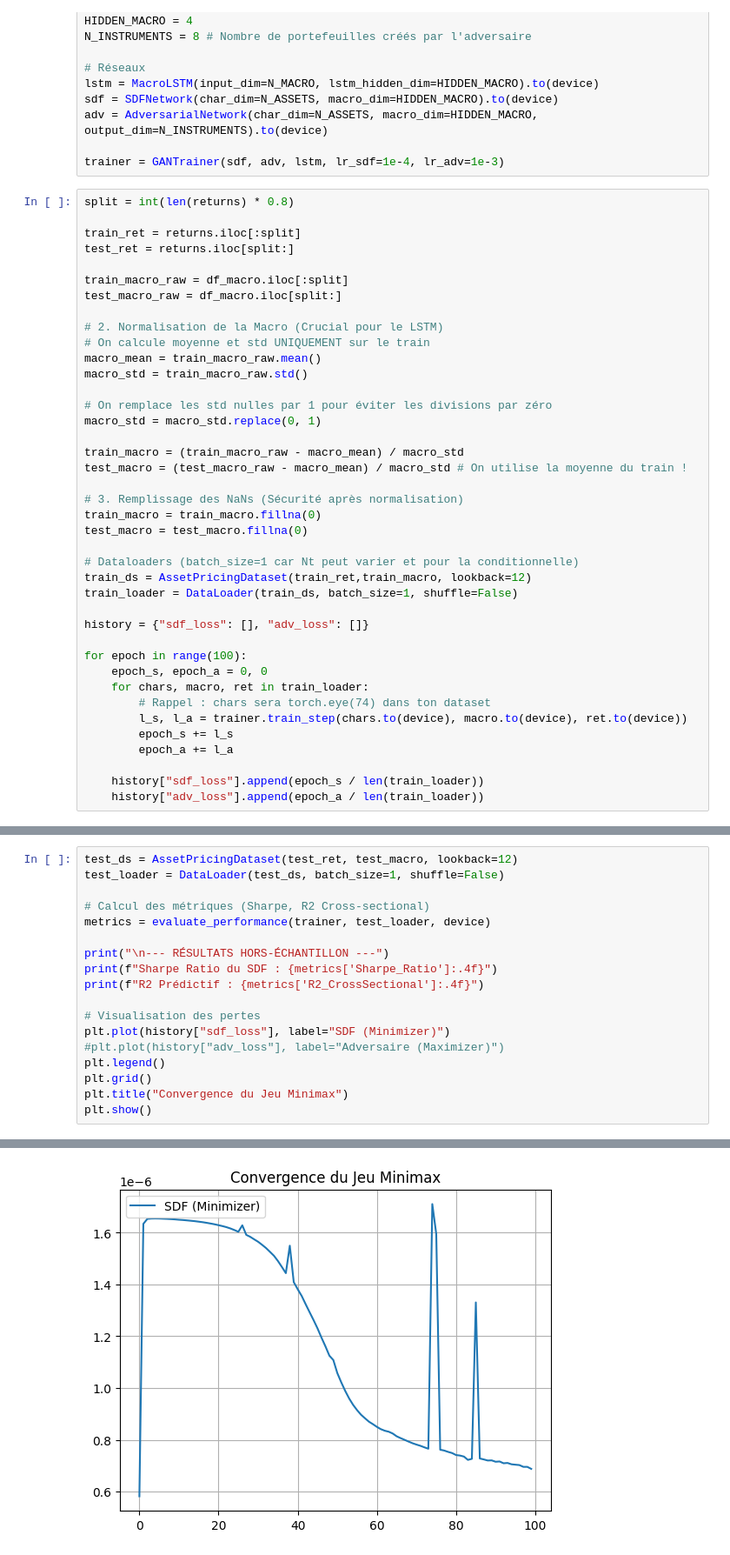
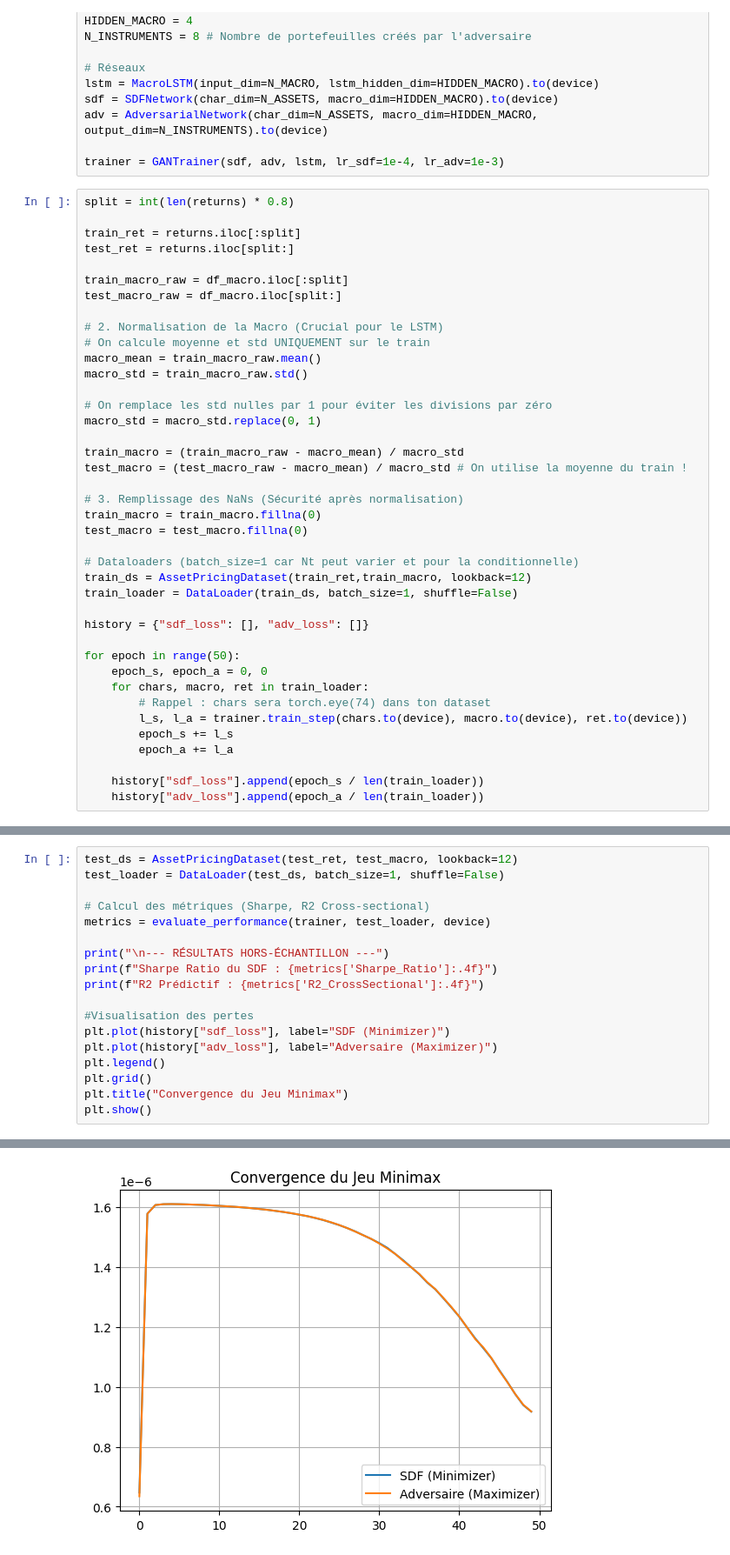
Before and after one commit to Julien-website/ML_in_Finance_ENSAE, a Jupyter notebook: neural_nets.ipynb, the cells around one changed output, grey strips where cells are left out. Shown at 87% size. Drawn from its saved outputs; the diff is of its cells as text.

```diff
--- a/neural_nets.ipynb
+++ b/neural_nets.ipynb
@@ -98,7 +104,7 @@ train_loader = DataLoader(train_ds, batch_size=1, shuffle=False)
 
 history = {"sdf_loss": [], "adv_loss": []}
 
-for epoch in range(100):
+for epoch in range(50):
     epoch_s, epoch_a = 0, 0
     for chars, macro, ret in train_loader:
         # Rappel : chars sera torch.eye(74) dans ton dataset
@@ -197,9 +125,9 @@ print("\n--- RÉSULTATS HORS-ÉCHANTILLON ---")
 print(f"Sharpe Ratio du SDF : {metrics['Sharpe_Ratio']:.4f}")
 print(f"R2 Prédictif : {metrics['R2_CrossSectional']:.4f}")
 
-# Visualisation des pertes
+#Visualisation des pertes
 plt.plot(history["sdf_loss"], label="SDF (Minimizer)")
-#plt.plot(history["adv_loss"], label="Adversaire (Maximizer)")
+plt.plot(history["adv_loss"], label="Adversaire (Maximizer)")
 plt.legend()
 plt.grid()
 plt.title("Convergence du Jeu Minimax")
@@ -211 +139 @@ R2 Prédictif : -0.0645
-[figure, old version]
+[figure, new version]
```
Also changed, not shown: parts of 4 cells of this notebook, 8 other files.
